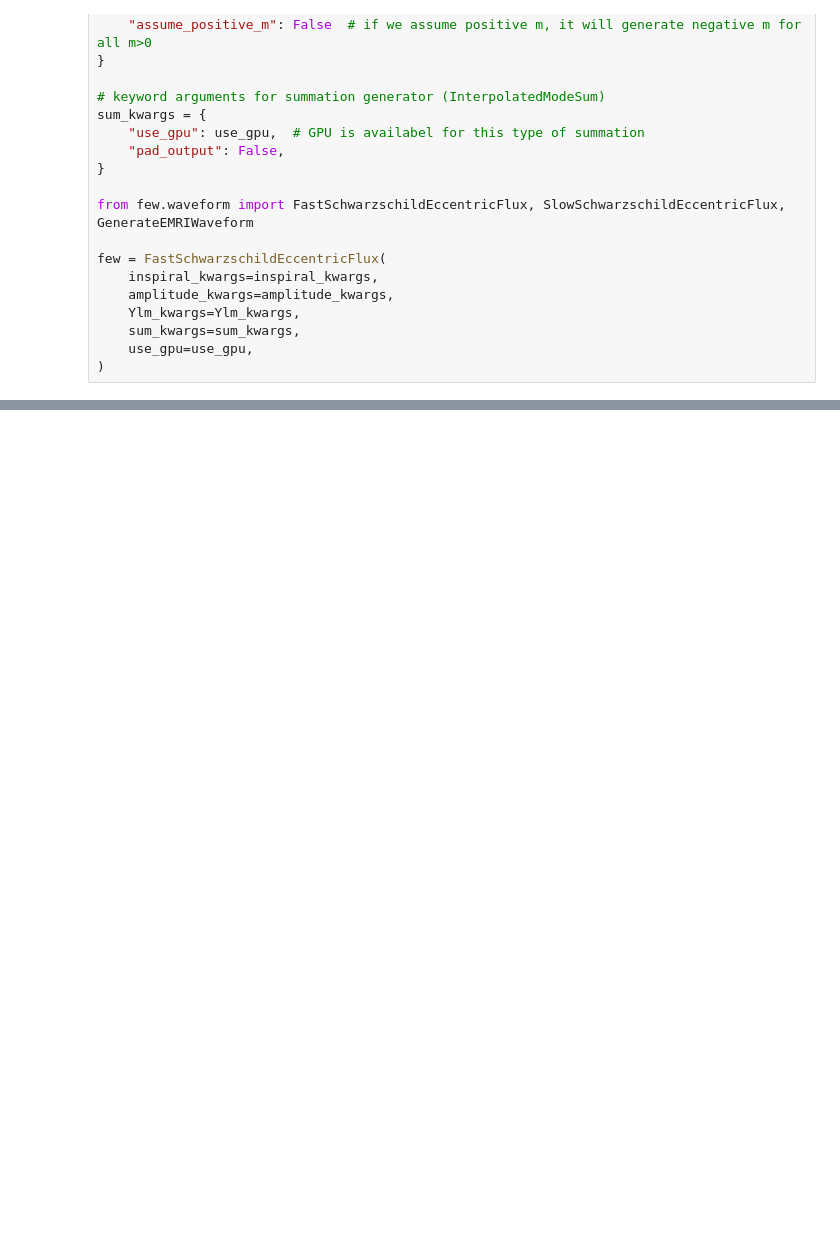
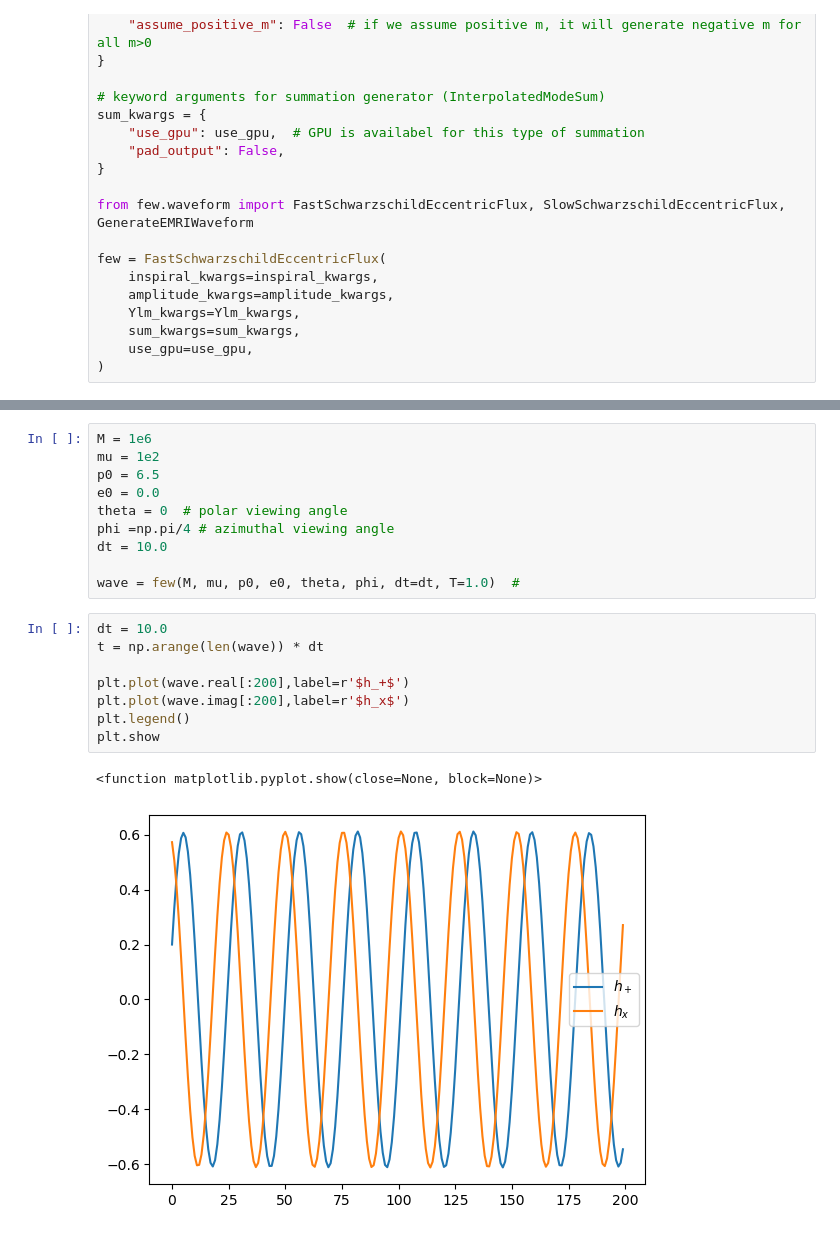
Before and after one commit to smmasruk/M1_Intership, a Jupyter notebook: BHP_toolkit/test_notebook1.ipynb, the cells around one changed output, grey strips where cells are left out. Drawn from its saved outputs; the diff is of its cells as text; blank space fills up the shorter version.

```diff
--- a/BHP_toolkit/test_notebook1.ipynb
+++ b/BHP_toolkit/test_notebook1.ipynb
@@ -89,0 +133,21 @@ plt.show()
+# %%
+M = 1e6
+mu = 1e2
+p0 = 6.5
+e0 = 0.0
+theta = 0  # polar viewing angle
+phi =np.pi/4 # azimuthal viewing angle
+dt = 10.0
+
+wave = few(M, mu, p0, e0, theta, phi, dt=dt, T=1.0)  #
+# %%
+dt = 10.0
+t = np.arange(len(wave)) * dt
+
+plt.plot(wave.real[:200],label=r'$h_+$')
+plt.plot(wave.imag[:200],label=r'$h_x$')
+plt.legend()
+plt.show
+# %% [output]
+<function matplotlib.pyplot.show(close=None, block=None)>
+[figure, added]
```
Also changed, not shown: parts of 11 cells of this notebook, 4 other files.
